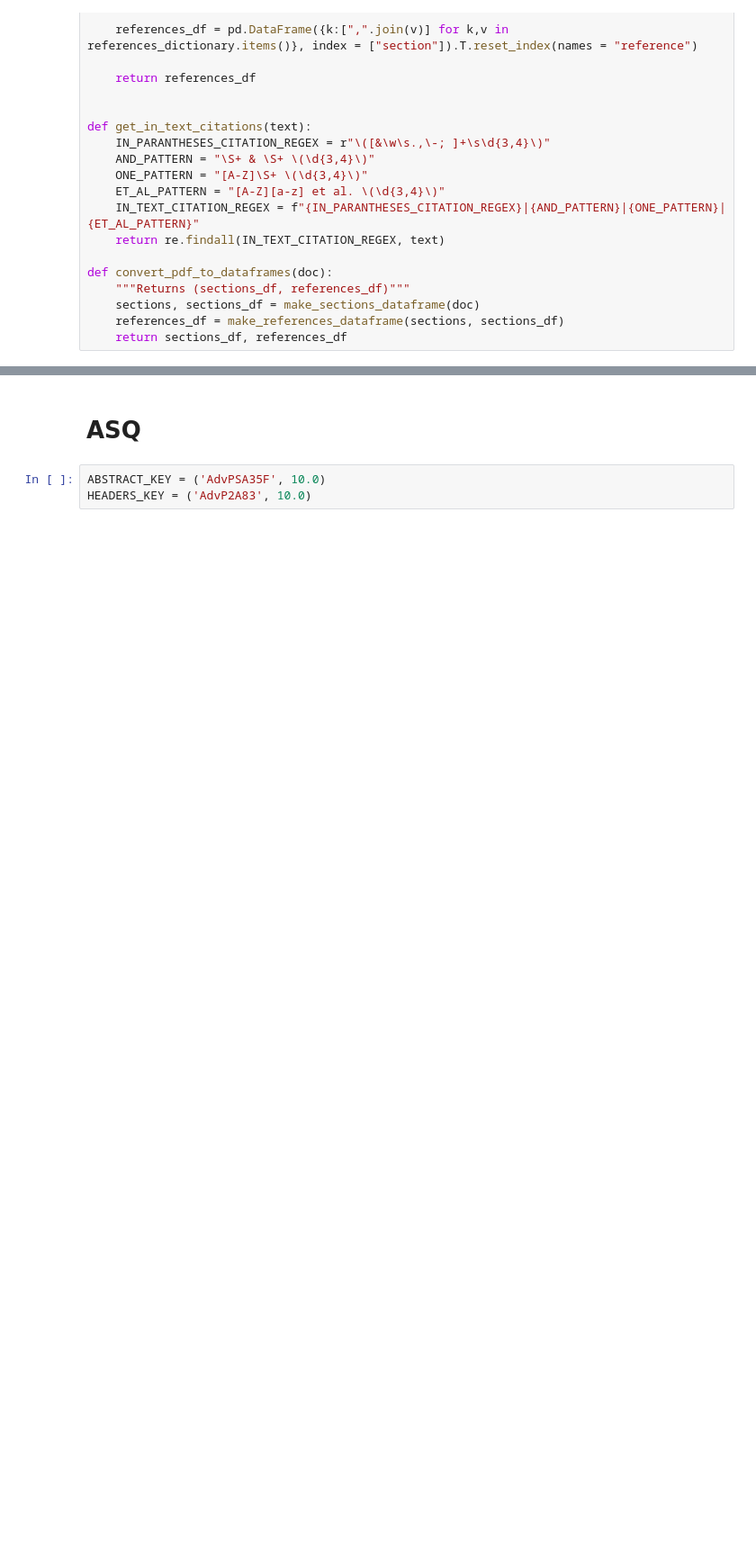
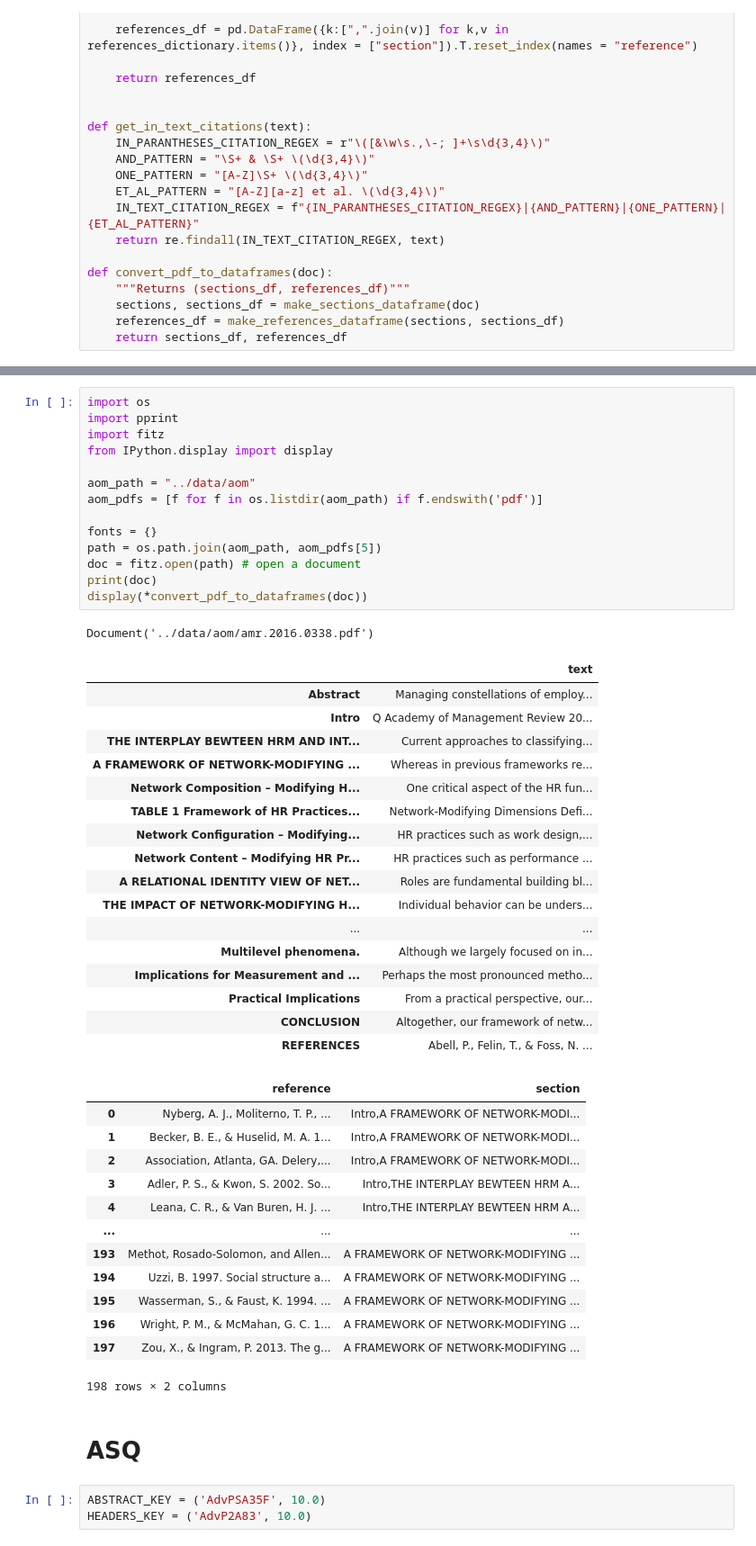
Before and after one commit to garrethlee/research-paper-parser, a Jupyter notebook: notebooks/test.ipynb, the cells around one changed output, grey strips where cells are left out. Shown at 90% size. Drawn from its saved outputs; the diff is of its cells as text; blank space fills up the shorter version.

```diff
--- a/notebooks/test.ipynb
+++ b/notebooks/test.ipynb
@@ -1070,3 +1312,49 @@ Document('../data/aom/Ray_2023_AOMReview_Emergence Theory the role of social cap
+# %%
+import os
+import pprint
+import fitz
+from IPython.display import display
+
+aom_path = "../data/aom"
+aom_pdfs = [f for f in os.listdir(aom_path) if f.endswith('pdf')]
+
+fonts = {}
+path = os.path.join(aom_path, aom_pdfs[5])
+doc = fitz.open(path) # open a document
+print(doc)
+display(*convert_pdf_to_dataframes(doc))
+# %% [output]
+Document('../data/aom/amr.2016.0338.pdf')
+|  | text |
+| Abstract | Managing constellations of employ... |
+| Intro | Q Academy of Management Review 20... |
+| THE INTERPLAY BEWTEEN HRM AND INT... | Current approaches to classifying... |
+| A FRAMEWORK OF NETWORK-MODIFYING ... | Whereas in previous frameworks re... |
+| Network Composition – Modifying H... | One critical aspect of the HR fun... |
+| TABLE 1 Framework of HR Practices... | Network-Modifying Dimensions Defi... |
+| Network Configuration – Modifying... | HR practices such as work design,... |
+| Network Content – Modifying HR Pr... | HR practices such as performance ... |
+| A RELATIONAL IDENTITY VIEW OF NET... | Roles are fundamental building bl... |
+| THE IMPACT OF NETWORK-MODIFYING H... | Individual behavior can be unders... |
+| ... | ... |
+| Multilevel phenomena. | Although we largely focused on in... |
+| Implications for Measurement and ... | Perhaps the most pronounced metho... |
+| Practical Implications | From a practical perspective, our... |
+| CONCLUSION | Altogether, our framework of netw... |
+| REFERENCES | Abell, P., Felin, T., & Foss, N. ... |
+|  | reference | section |
+| 0 | Nyberg, A. J., Moliterno, T. P., ... | Intro,A FRAMEWORK OF NETWORK-MODI... |
+| 1 | Becker, B. E., & Huselid, M. A. 1... | Intro,A FRAMEWORK OF NETWORK-MODI... |
+| 2 | Association, Atlanta, GA. Delery,... | Intro,A FRAMEWORK OF NETWORK-MODI... |
+| 3 | Adler, P. S., & Kwon, S. 2002. So... | Intro,THE INTERPLAY BEWTEEN HRM A... |
+| 4 | Leana, C. R., & Van Buren, H. J. ... | Intro,THE INTERPLAY BEWTEEN HRM A... |
+| ... | ... | ... |
+| 193 | Methot, Rosado-Solomon, and Allen... | A FRAMEWORK OF NETWORK-MODIFYING ... |
+| 194 | Uzzi, B. 1997. Social structure a... | A FRAMEWORK OF NETWORK-MODIFYING ... |
+| 195 | Wasserman, S., & Faust, K. 1994. ... | A FRAMEWORK OF NETWORK-MODIFYING ... |
+| 196 | Wright, P. M., & McMahan, G. C. 1... | A FRAMEWORK OF NETWORK-MODIFYING ... |
+| 197 | Zou, X., & Ingram, P. 2013. The g... | A FRAMEWORK OF NETWORK-MODIFYING ... |
+198 rows × 2 columns
 # %% [markdown]
 # ASQ
 # %%
```
Also changed, not shown: parts of 3 cells of this notebook, 3 other files.
